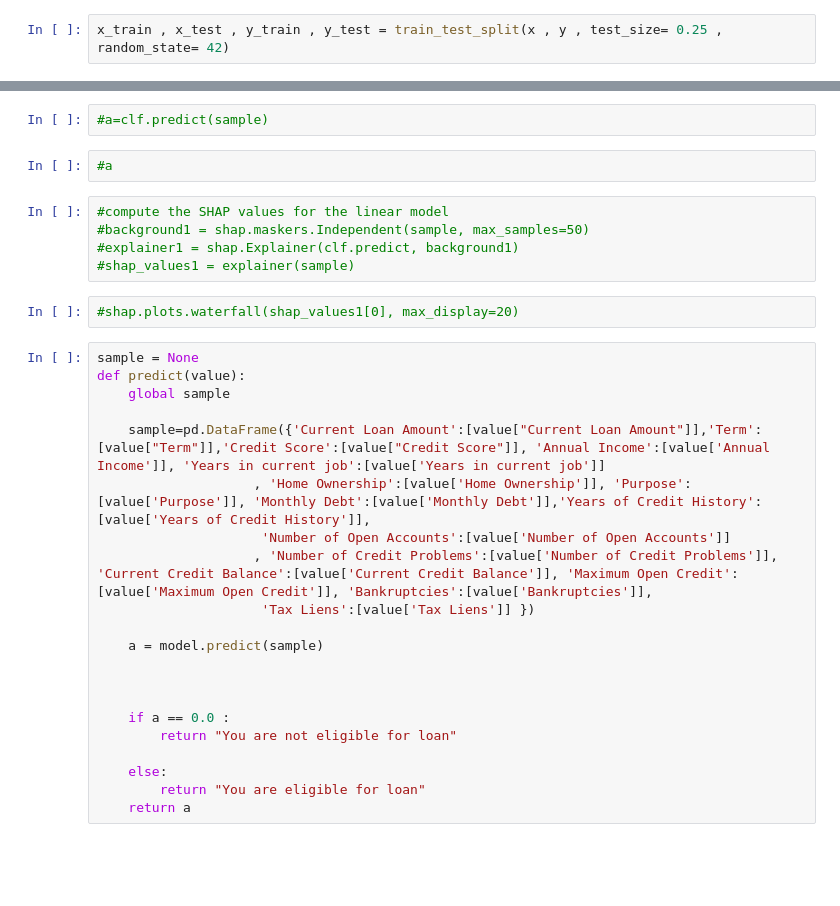
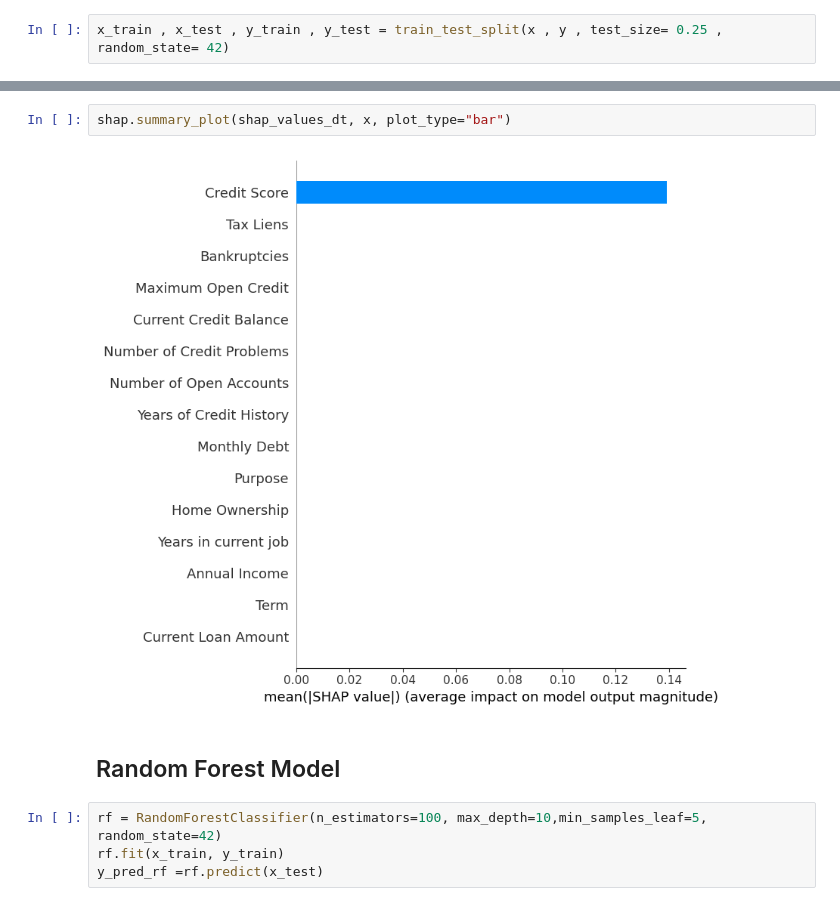
Before and after one commit to Arjun0122/bank_loan_eligibility, a Jupyter notebook: Bank_Loan_Eligibility.ipynb, the cells around one changed output, grey strips where cells are left out. Saved outputs shown, nothing was run; the diff lists cells and outputs as text; blank space fills up the shorter version.

```diff
--- a/Bank_Loan_Eligibility.ipynb
+++ b/Bank_Loan_Eligibility.ipynb
@@ -426,32 +393,10 @@ If you have any questions or concerns about our decision, please do not hesitate
-# %%
-#a=clf.predict(sample)
-# %%
-#a
-# %%
-#compute the SHAP values for the linear model
-#background1 = shap.maskers.Independent(sample, max_samples=50)
-#explainer1 = shap.Explainer(clf.predict, background1)
-#shap_values1 = explainer(sample)
-# %%
-#shap.plots.waterfall(shap_values1[0], max_display=20)
-# %%
-sample = None
-def predict(value):
-    global sample
-
-    sample=pd.DataFrame({'Current Loan Amount':[value["Current Loan Amount"]],'Term':[value["Term"]],'Credit Score':[value["Credit Score"]], 'Annual Income':[value['Annual Income']], 'Years in current job':[value['Years in current job']]
-                    , 'Home Ownership':[value['Home Ownership']], 'Purpose':[value['Purpose']], 'Monthly Debt':[value['Monthly Debt']],'Years of Credit History':[value['Years of Credit History']],
-                     'Number of Open Accounts':[value['Number of Open Accounts']]
-                    , 'Number of Credit Problems':[value['Number of Credit Problems']], 'Current Credit Balance':[value['Current Credit Balance']], 'Maximum Open Credit':[value['Maximum Open Credit']], 'Bankruptcies':[value['Bankruptcies']],
-                     'Tax Liens':[value['Tax Liens']] })
-
-    a = model.predict(sample)
-
-
-
-    if a == 0.0 :
-        return "You are not eligible for loan"
-
-    else:
-        return "You are eligible for loan"
-    return a
+# %%
+shap.summary_plot(shap_values_dt, x, plot_type="bar")
+# %% [output]
+[figure, added]
+# %% [markdown]
+## Random Forest Model
+# %%
+rf = RandomForestClassifier(n_estimators=100, max_depth=10,min_samples_leaf=5, random_state=42)
+rf.fit(x_train, y_train)
+y_pred_rf =rf.predict(x_test)
```
Also changed, not shown: parts of 79 cells of this notebook, 3 other files.
